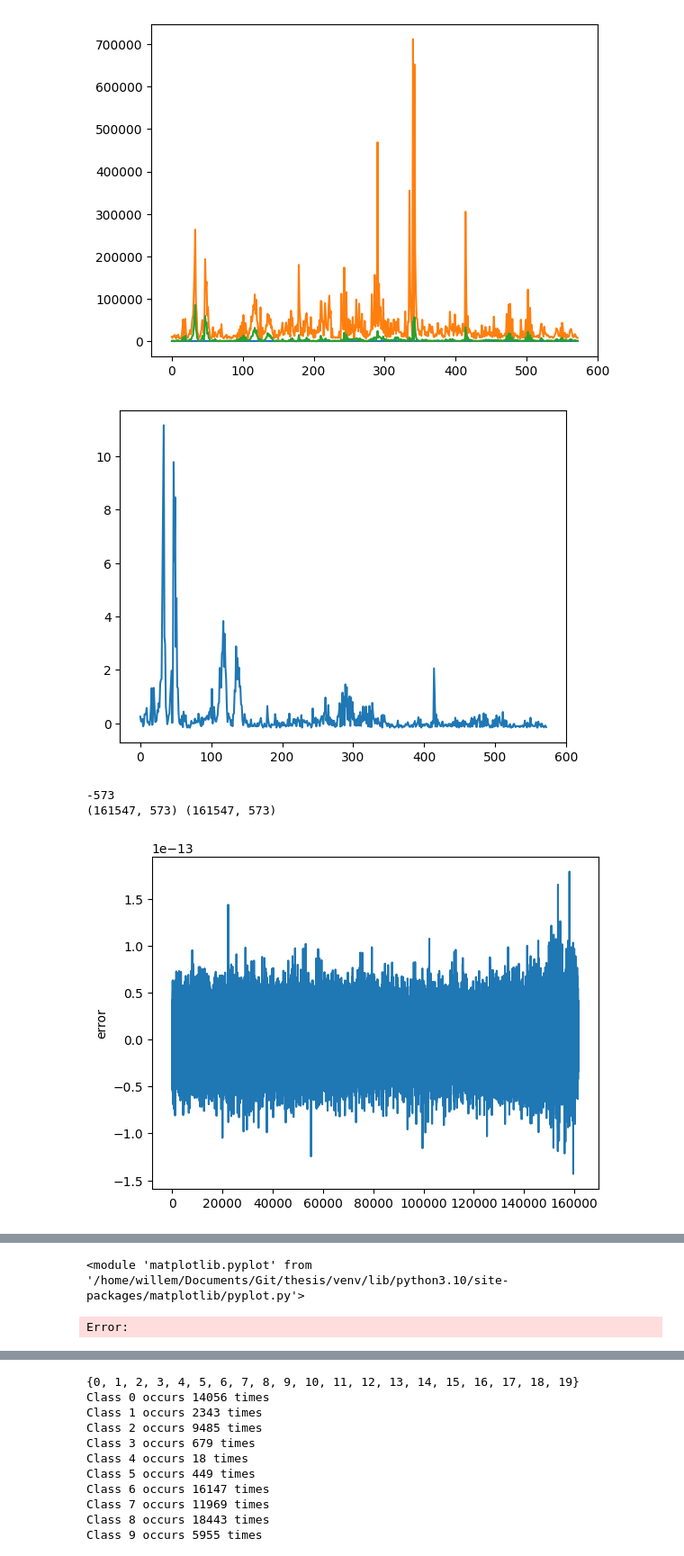
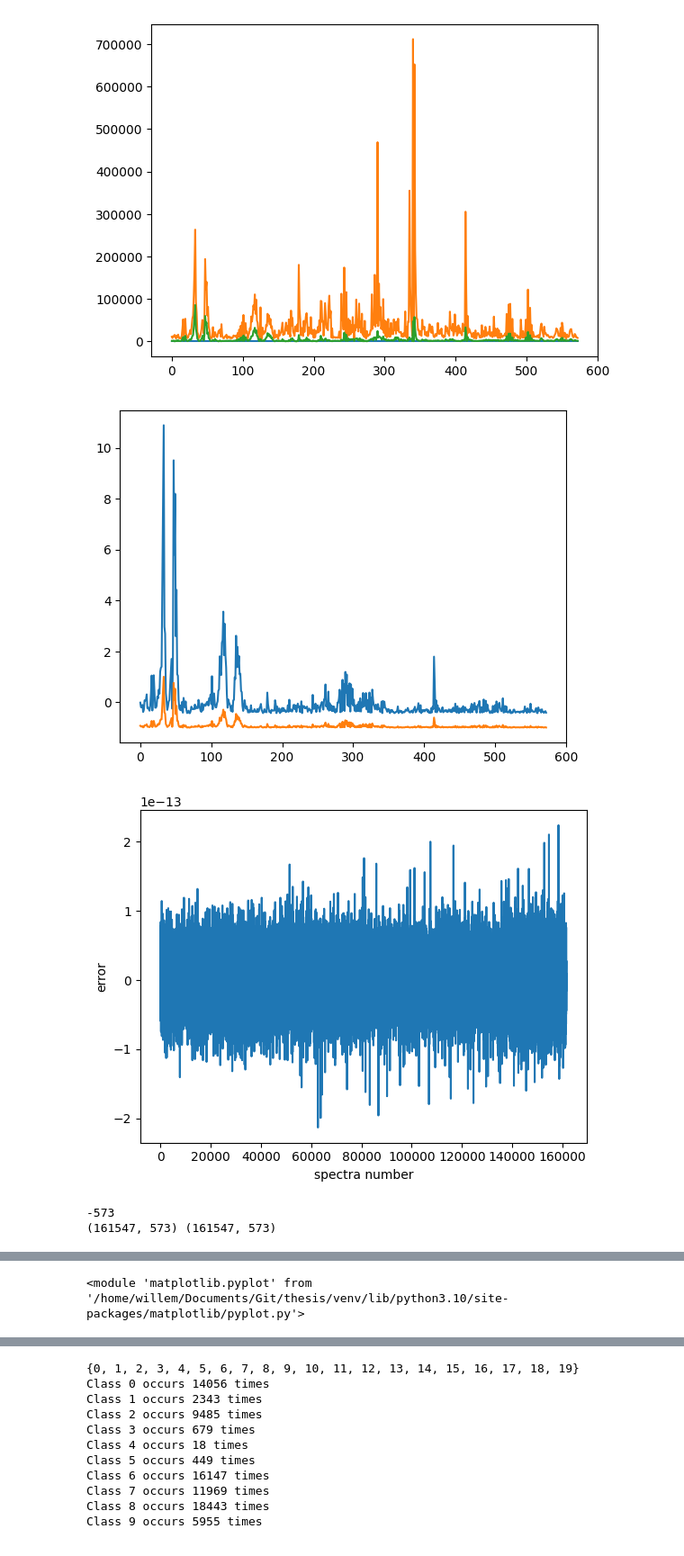
Before and after one commit to WvdL1995/thesis, a Jupyter notebook: data_analyse.ipynb, the cells around one changed output, grey strips where cells are left out. Shown at 90% size. Cells and saved outputs as stored; diff of their text form; code cells hidden in the pictures.

```diff
--- a/data_analyse.ipynb
+++ b/data_analyse.ipynb
@@ -58,28 +58,34 @@ plt.show()
 # %%
 mean = np.mean(data2D,axis=1)
 std = np.std(data2D,axis=1)
 
 normalized = np.zeros(np.shape(data2D))
 normalized[0,:]=((data2D[0,:]-mean[0])/std[0])
 for i in range(len(mean)):
     normalized[i,:]=((data2D[i,:]-mean[i])/std[i])
 
+minmaxed = np.zeros(np.shape(data2D))
+minmaxed[0,:] = (data2D[0,:]-min(data2D[0,:]))/(max(data2D[0,:]-min(data2D[0,:])))
+for i in range(len(mean)):
+    minmaxed[i,:] = (data2D[i,:]-min(data2D[i,:]))/(max(data2D[i,:]-min(data2D[i,:])))#*2-1 #*2-1 for tanh
+
 plt.plot(normalized[0])
+plt.plot(minmaxed[0])
 plt.show()
 
 recovered = np.zeros(np.shape(data2D))
 for i in range(len(mean)):
     recovered[i]=(normalized[i,:]*std[i])+mean[i]
 
 plt.plot(np.mean(data2D-recovered,axis=1))
 plt.ylabel('error')
 plt.xlabel('spectra number')
 plt.show()
 print(np.sum(abs(data2D-recovered)<=0.0001)-np.shape(data2D)[0]*np.shape(data2D)[1])
 print(np.shape(recovered),np.shape(normalized))
 plot_spect(normalized,[44,253,2645,36737])
 # %% [output]
-[figure, old version]
+[figure, new version]
+[figure, new version]
 -573
 (161547, 573) (161547, 573)
-[figure, old version]
@@ -87,5 +93,4 @@ plot_spect(normalized,[44,253,2645,36737])
 <module 'matplotlib.pyplot' from '/home/willem/Documents/Git/thesis/venv/lib/python3.10/site-packages/matplotlib/pyplot.py'>
-Error:
 # %%
 randomslice = np.random.randint(0,len(data3D))
 # %%
```
Also changed, not shown: parts of 3 cells of this notebook.
